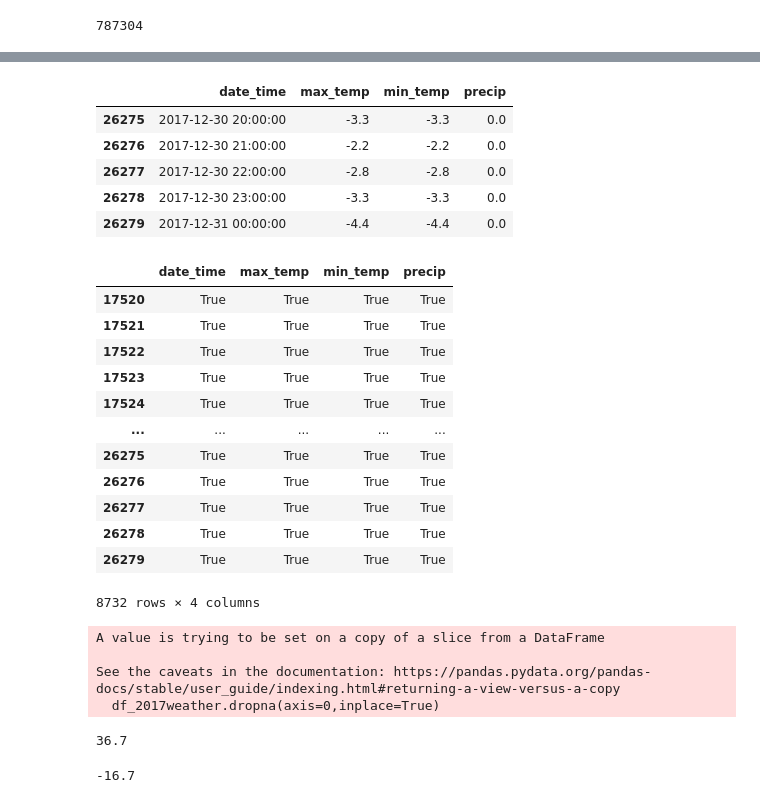
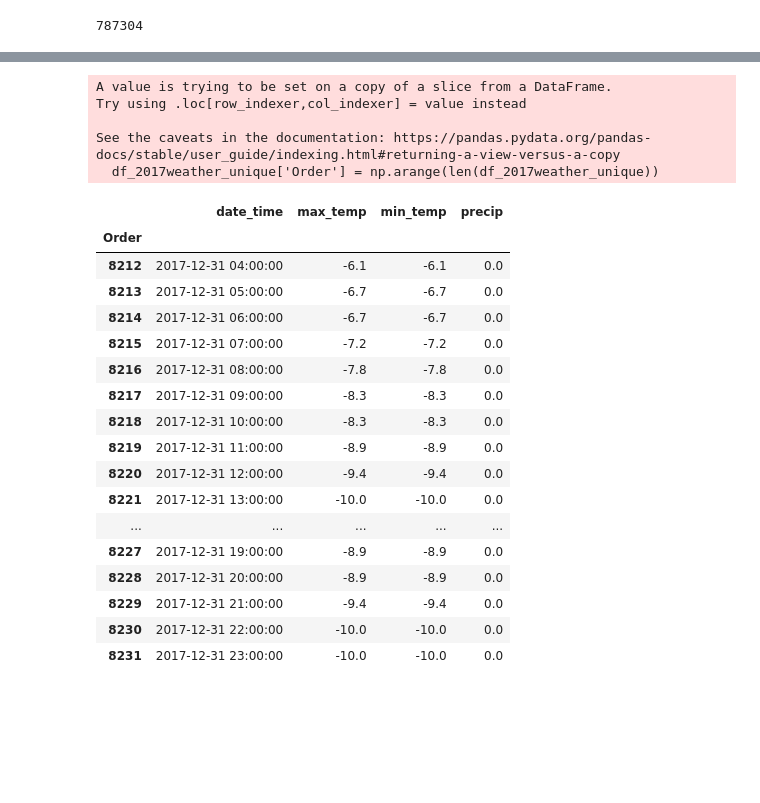
Before and after one commit to GoebelM94/dsml2021, a Jupyter notebook: notebooks/First Data Analysis.ipynb, the cells around one changed output, grey strips where cells are left out. Saved outputs shown, nothing was run; the diff lists cells and outputs as text; code cells hidden in the pictures; blank space fills up the shorter version.

Commit message:
Update First Data Analysis.ipynb
Sortieren des bisherigen Codes und Erstellung/Bereinigung Wetterdaten

```diff
--- a/notebooks/First Data Analysis.ipynb
+++ b/notebooks/First Data Analysis.ipynb
@@ -224,49 +168,39 @@ sumIndego30 + sumWalkUp + sumIndegoFlex + sumOneDayPass + sumIndego365
+# %%
+# Daten in richtige Reihenfolge gebracht
+df_weather = df_weather.sort_values(by=['date_time'])
 # %%
-##Wetter für 2017 in Philly
-df_weather["date_time"] = pd.to_datetime(df_weather["date_time"])
+# Wetter für 2017 in Philly; andere Jahre rausgeworfen
 
-start2017 = datetime(2017, 1, 1)
-end2017 = datetime(2017, 12, 31)
+start2017 = datetime(2016, 12, 31, 23)
+end2017 = datetime(2018, 1, 1)
 
-df_2017weather = df_weather[(df_weather["date_time"] >= start2017) & (df_weather["date_time"] <= end2017)]
-df_2017weather.tail()
+df_2017weather = df_weather[(df_weather["date_time"] > start2017) & (df_weather["date_time"] < end2017)]
+df_2017weather_unique = df_2017weather.drop_duplicates(['date_time'])
+df_2017weather_unique['Order'] = np.arange(len(df_2017weather_unique))
+df_2017weather_unique = df_2017weather_unique.set_index('Order')
+
+df_2017weather_unique.tail(20)
 # %% [output]
+A value is trying to be set on a copy of a slice from a DataFrame.
+Try using .loc[row_indexer,col_indexer] = value instead
+
+See the caveats in the documentation: https://pandas.pydata.org/pandas-docs/stable/user_guide/indexing.html#returning-a-view-versus-a-copy
+  df_2017weather_unique['Order'] = np.arange(len(df_2017weather_unique))
 |  | date_time | max_temp | min_temp | precip |
-| 26275 | 2017-12-30 20:00:00 | -3.3 | -3.3 | 0.0 |
-| 26276 | 2017-12-30 21:00:00 | -2.2 | -2.2 | 0.0 |
-| 26277 | 2017-12-30 22:00:00 | -2.8 | -2.8 | 0.0 |
-| 26278 | 2017-12-30 23:00:00 | -3.3 | -3.3 | 0.0 |
-| 26279 | 2017-12-31 00:00:00 | -4.4 | -4.4 | 0.0 |
+| Order |  |  |  |  |
+| 8212 | 2017-12-31 04:00:00 | -6.1 | -6.1 | 0.0 |
+| 8213 | 2017-12-31 05:00:00 | -6.7 | -6.7 | 0.0 |
+| 8214 | 2017-12-31 06:00:00 | -6.7 | -6.7 | 0.0 |
+| 8215 | 2017-12-31 07:00:00 | -7.2 | -7.2 | 0.0 |
+| 8216 | 2017-12-31 08:00:00 | -7.8 | -7.8 | 0.0 |
+| 8217 | 2017-12-31 09:00:00 | -8.3 | -8.3 | 0.0 |
+| 8218 | 2017-12-31 10:00:00 | -8.3 | -8.3 | 0.0 |
+| 8219 | 2017-12-31 11:00:00 | -8.9 | -8.9 | 0.0 |
+| 8220 | 2017-12-31 12:00:00 | -9.4 | -9.4 | 0.0 |
+| 8221 | 2017-12-31 13:00:00 | -10.0 | -10.0 | 0.0 |
+| ... | ... | ... | ... | ... |
+| 8227 | 2017-12-31 19:00:00 | -8.9 | -8.9 | 0.0 |
+| 8228 | 2017-12-31 20:00:00 | -8.9 | -8.9 | 0.0 |
+| 8229 | 2017-12-31 21:00:00 | -9.4 | -9.4 | 0.0 |
+| 8230 | 2017-12-31 22:00:00 | -10.0 | -10.0 | 0.0 |
+| 8231 | 2017-12-31 23:00:00 | -10.0 | -10.0 | 0.0 |
-# %%
-df_2017weather.notnull()
-# %% [output]
-|  | date_time | max_temp | min_temp | precip |
-| 17520 | True | True | True | True |
-| 17521 | True | True | True | True |
-| 17522 | True | True | True | True |
-| 17523 | True | True | True | True |
-| 17524 | True | True | True | True |
-| ... | ... | ... | ... | ... |
-| 26275 | True | True | True | True |
-| 26276 | True | True | True | True |
-| 26277 | True | True | True | True |
-| 26278 | True | True | True | True |
-| 26279 | True | True | True | True |
-8732 rows × 4 columns
-# %%
-#ka warum der da kein Bock drauf hat
-df_2017weather.dropna(axis=0,inplace=True)
-# %% [output]
-A value is trying to be set on a copy of a slice from a DataFrame
-
-See the caveats in the documentation: https://pandas.pydata.org/pandas-docs/stable/user_guide/indexing.html#returning-a-view-versus-a-copy
-  df_2017weather.dropna(axis=0,inplace=True)
-# %%
-# Werte für Temperaturen scheinen in Ordnung zu sein
-max(df_weather["max_temp"])
-# %% [output]
-36.7
-# %%
-min(df_weather["max_temp"])
-# %% [output]
--16.7
```
Also changed, not shown: parts of 15 cells of this notebook.
